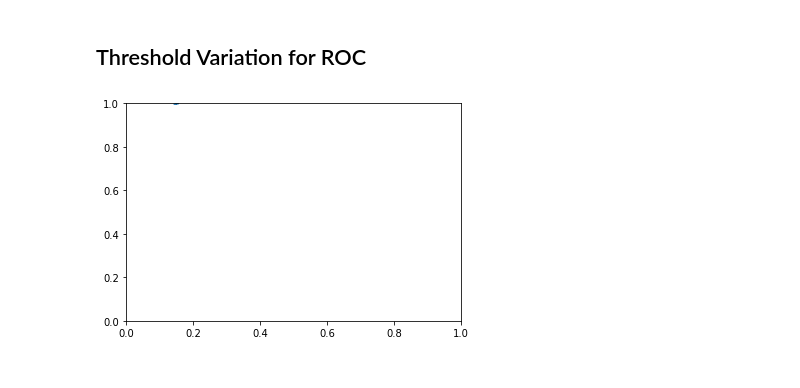
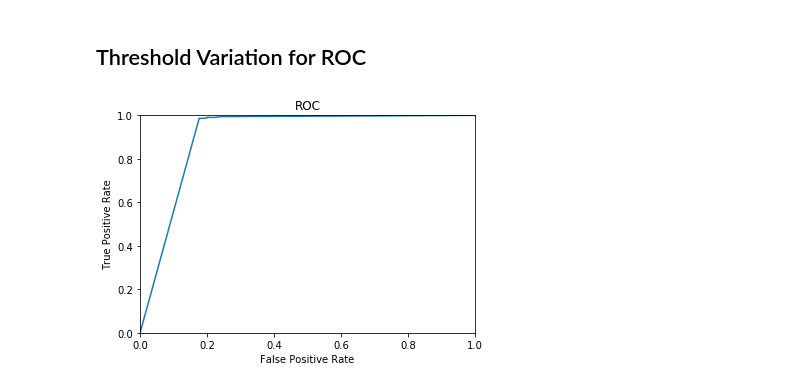
Before and after one commit to iankurgarg/image-classification, a Jupyter notebook: TestingModels.ipynb, the cells around one changed output. Cells and saved outputs as stored; diff of their text form; code cells hidden in the pictures.

```diff
--- a/TestingModels.ipynb
+++ b/TestingModels.ipynb
@@ -33,0 +31,4 @@ m.fit(face, non_face)
+# %%
+# mtype = 'factor' or 'g' or 'mog' or 't-dist'
+m = Model(mtype='t-dist')
+m.fit(face, non_face)
@@ -59,9 +62,9 @@ misclassification_rate =  0.145
 # %% [markdown]
 ## Threshold Variation for ROC
 # %%
-fpr = []
-tpr = []
-for thresh in np.arange(0.01, 0.99, 0.01):
+fpr = [1.0]
+tpr = [1.0]
+for thresh in np.arange(0.01, 0.99, 0.03):
     m.thresh = thresh
     predicted = m.predict(testX)
 
@@ -69,10 +72,10 @@ for thresh in np.arange(0.01, 0.99, 0.01):
     fn = m.false_negative_rate(testY, predicted)
     fpr.append(fp)
     tpr.append(1-fn)
+
+fpr.append(0.0)
+tpr.append(0.0)
-# %%
-plt.plot(fpr, tpr)
-plt.xlim((0,1))
-plt.ylim((0,1))
-plt.show()
-# %% [output]
-[figure, removed]
+# %%
+ROV(fpr, tpr)
+# %% [output]
+[figure, added]
```
Also changed, not shown: parts of 8 cells of this notebook, 3 other files.
